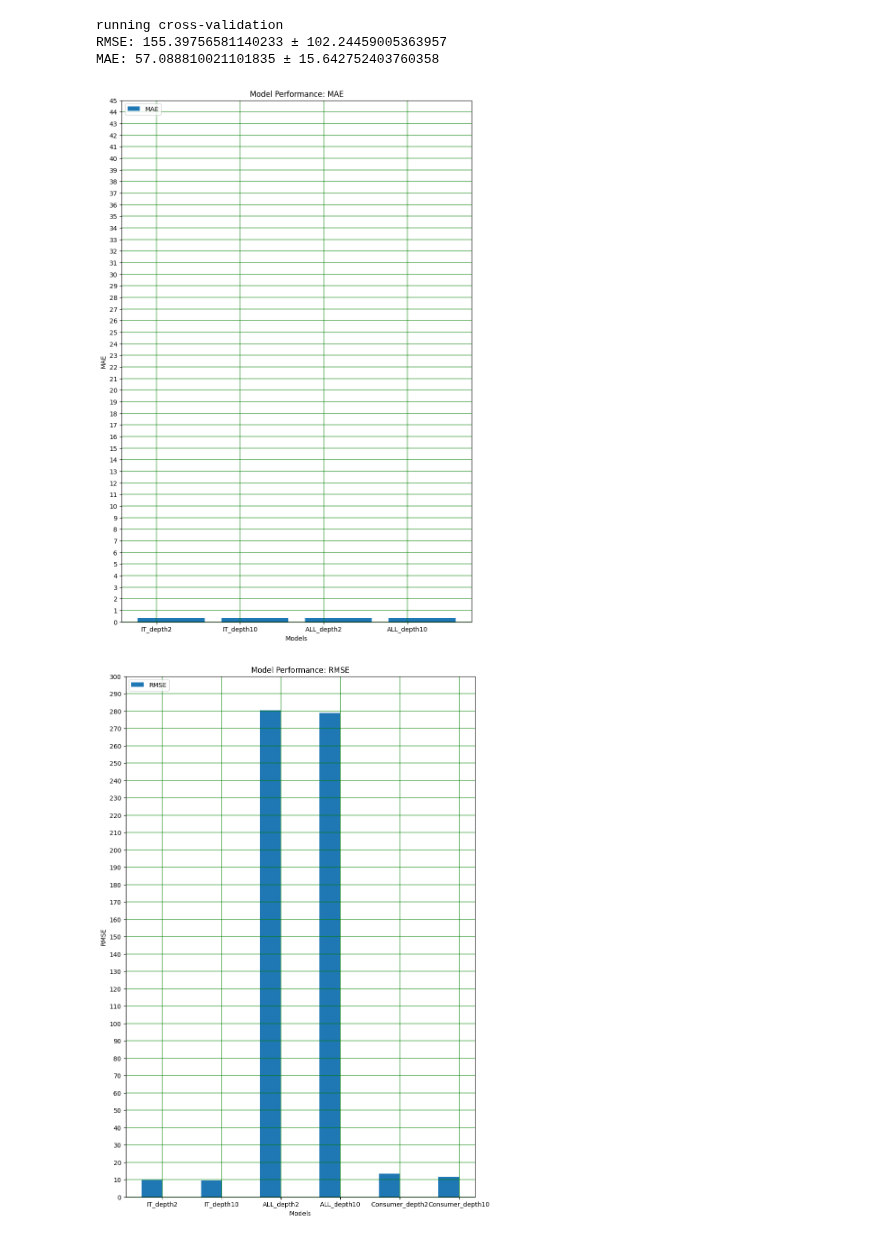
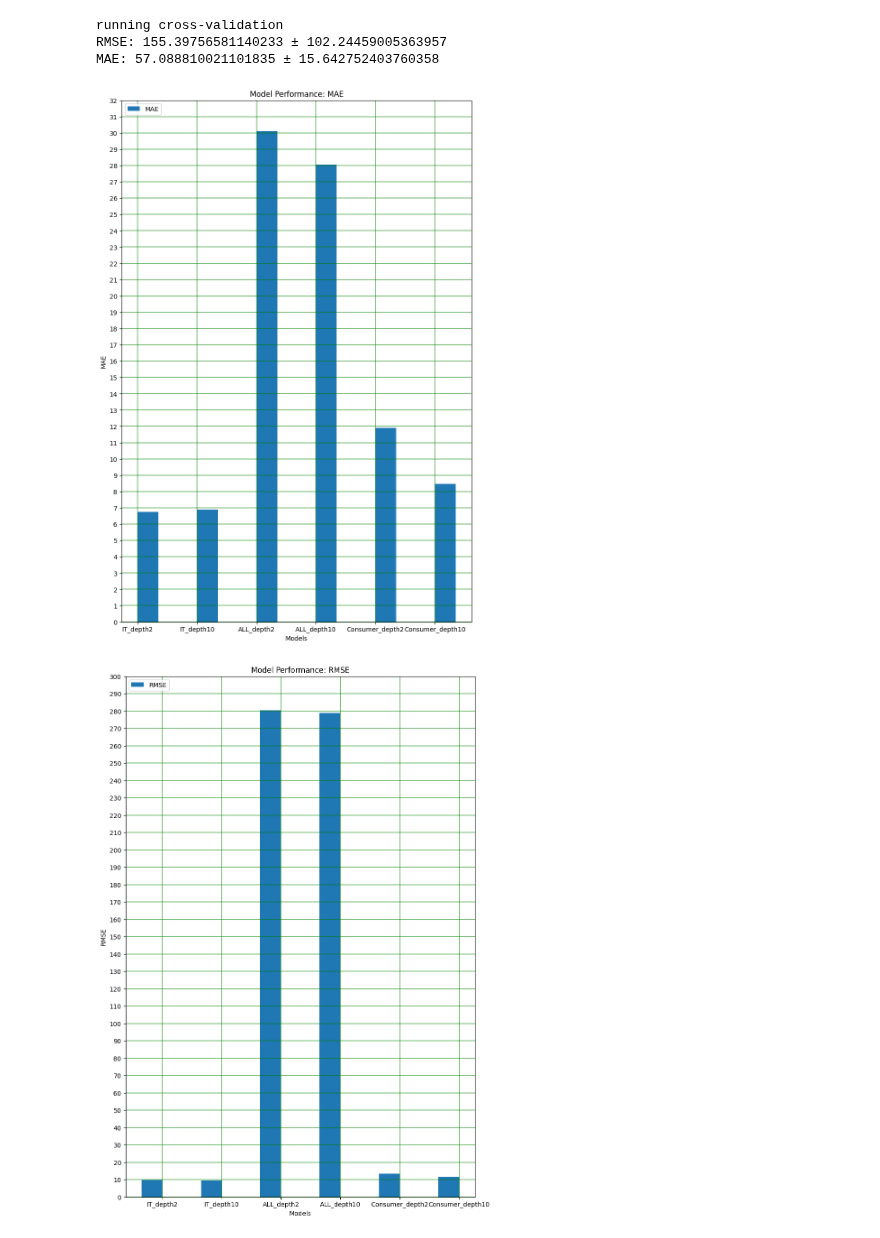
Before and after one commit to ktongk/BTT-JPMC-1, a Jupyter notebook: Anna/pricepred.ipynb, the cells around one changed output. Cells and saved outputs as stored; diff of their text form; code cells hidden in the pictures.

```diff
--- a/Anna/pricepred.ipynb
+++ b/Anna/pricepred.ipynb
@@ -542,30 +542,30 @@ MAE: 57.088810021101835 ± 15.642752403760358
 # %%
 import matplotlib
 import matplotlib.pyplot as plt
-MAE_Results = [mae_it_2, mae_it_10, mae_2_all, mae_10_all]
-labels = ['IT_depth2', 'IT_depth10', 'ALL_depth2', 'ALL_depth10']
+MAE_Results = [mae_it_2, mae_it_10, mae_2_all, mae_10_all, mae_con_2, mae_con_10]
+labels = ['IT_depth2', 'IT_depth10', 'ALL_depth2', 'ALL_depth10', 'Consumer_depth2', 'Consumer_depth10']
 
-rg= np.arange(4)
+rg= np.arange(6)
 width = 0.35
 
 plt.figure(figsize=(10, 15))
 
-plt.bar(rg+width, R2_Results, width, label='MAE')
+plt.bar(rg+width, MAE_Results, width, label='MAE')
 plt.xticks(rg + width/2, labels)
 plt.xlabel("Models")
 plt.ylabel("MAE")
 plt.ylim([0,1])
 
-plt.yticks(np.arange(0, 45.1, 1))  # Specify the desired tick positions and labels
+plt.yticks(np.arange(0, 32.1, 1))  # Specify the desired tick positions and labels
 plt.yticks()
-plt.ylim([0, 45])
+plt.ylim([0, 32])
 
 plt.grid(color='green', linewidth=1.5, axis='both', alpha=0.5)
 plt.title('Model Performance: MAE')
 plt.legend(loc='upper left', ncol=2)
 plt.show()
 # %% [output]
-[figure, old version]
+[figure, new version]
 # %%
 RMSE_Results = [rmse_it_2, rmse_it_10, rmse_2_all, rmse_10_all, rmse_con_2, rmse_con_10]
 labels = ['IT_depth2', 'IT_depth10', 'ALL_depth2', 'ALL_depth10', 'Consumer_depth2', 'Consumer_depth10']
```
Also changed, not shown: parts of 2 cells of this notebook.
